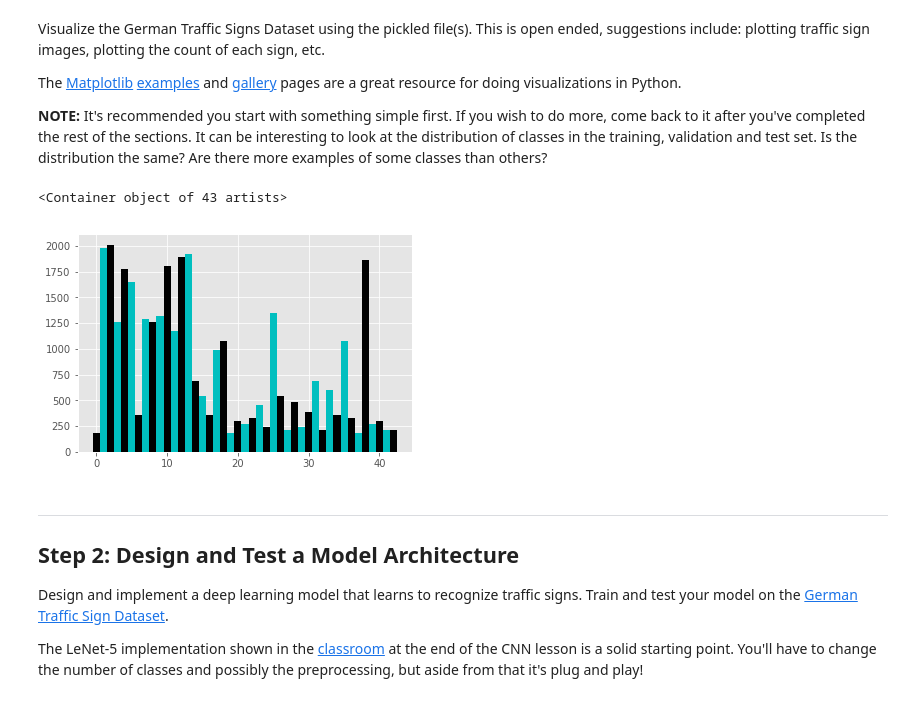
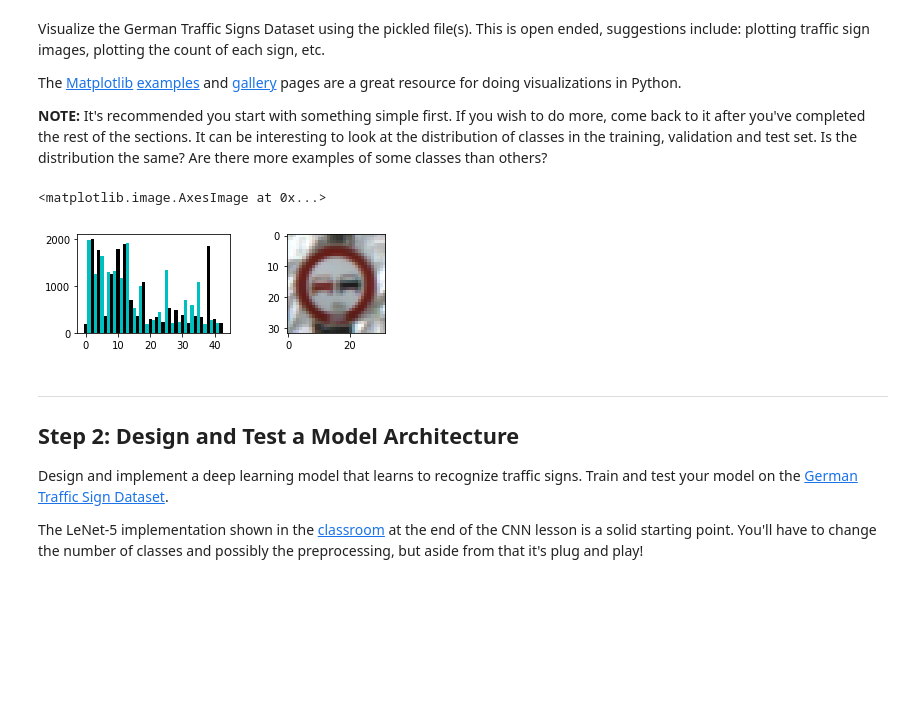
Before and after one commit to salarhajimirsadeghi/Traffic-Sign-Classifier, a Jupyter notebook: Traffic_Sign_Classifier.ipynb, the cells around one changed output. Drawn from its saved outputs; the diff is of its cells as text; code cells hidden in the pictures; blank space fills up the shorter version.

```diff
--- a/Traffic_Sign_Classifier.ipynb
+++ b/Traffic_Sign_Classifier.ipynb
@@ -95,21 +136,25 @@ The [Matplotlib](http://matplotlib.org/) [examples](http://matplotlib.org/exampl
 # %%
 ### Data exploration visualization code goes here.
 ### Feel free to use as many code cells as needed.
 import numpy as np
 import matplotlib.pyplot as plt
 import pylab as pl
 # Visualizations will be shown in the notebook.
 %matplotlib inline
 
 unique, counts = np.unique(y_train, return_counts=True)
 signs_count = dict(zip(unique, counts))
 ordered = np.arange(len(signs_count))
 # print(signs_count)
 
+plt.subplot(2,2,1)
 pl.bar(list(signs_count), signs_count.values(),width=1, color='0c')
+
+plt.subplot(2,2,2)
+plt.imshow(X_train[11])
 # %% [output]
-<Container object of 43 artists>
+<matplotlib.image.AxesImage at 0x...>
-[figure, old version]
+[figure, new version]
 # %% [markdown]
 ----
 
```
Also changed, not shown: parts of 7 cells of this notebook.
